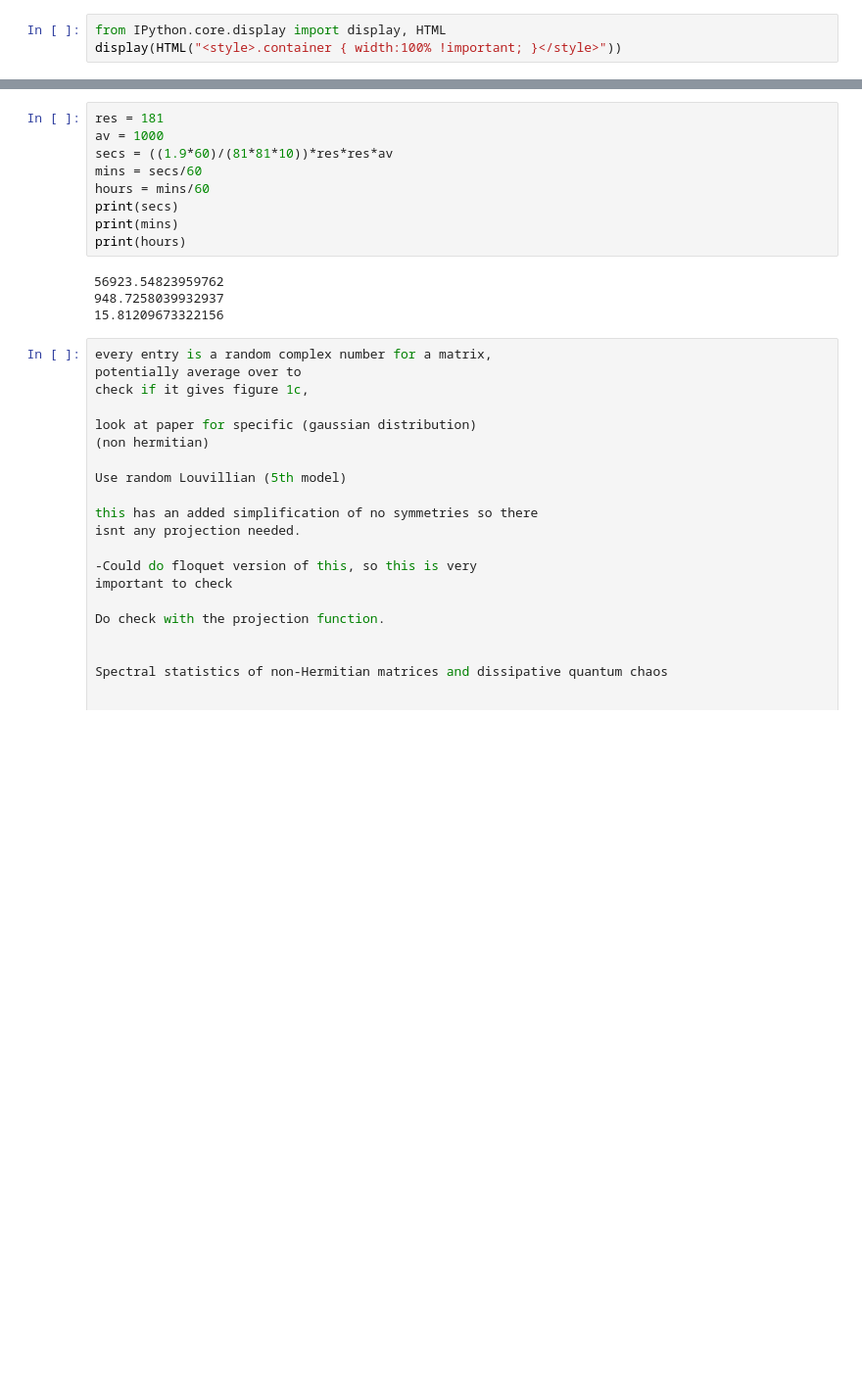
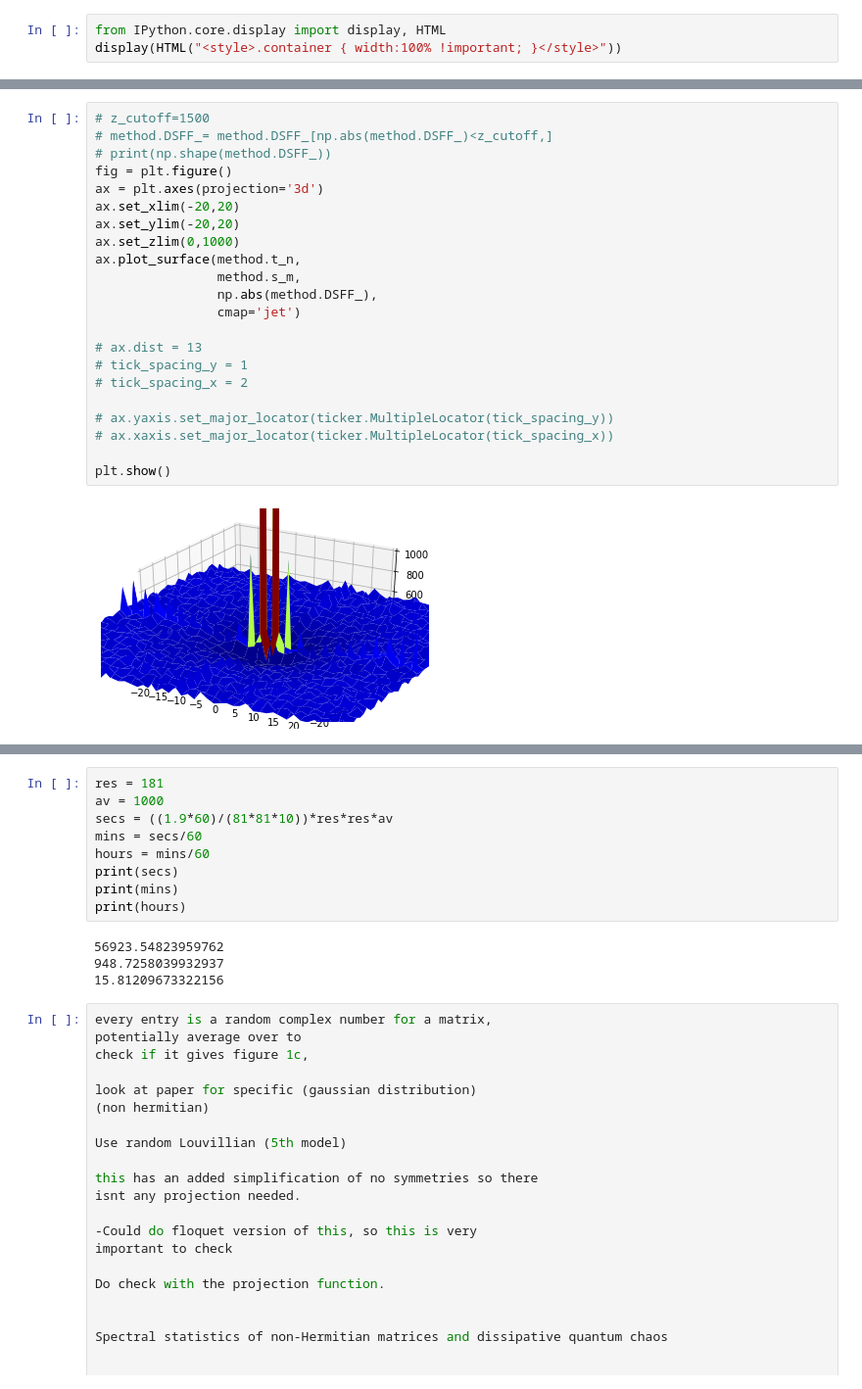
Before and after one commit to DavidStrachan1/Level-Statistics-of-Open-quantum-floquet-systems, a Jupyter notebook: Approach from time independent Lindbladian-Using spin projection method with parallelisation.ipynb, the cells around one changed output, grey strips where cells are left out. Shown at 98% size. Drawn from its saved outputs; the diff is of its cells as text; blank space fills up the shorter version.

```diff
--- a/Approach from time independent Lindbladian-Using spin projection method with parallelisation.ipynb
+++ b/Approach from time independent Lindbladian-Using spin projection method with parallelisation.ipynb
@@ -904,3 +1196,27 @@ Name of DSFF graph?bigger one
+# %%
+# z_cutoff=1500
+# method.DSFF_= method.DSFF_[np.abs(method.DSFF_)<z_cutoff,]
+# print(np.shape(method.DSFF_))
+fig = plt.figure()
+ax = plt.axes(projection='3d')
+ax.set_xlim(-20,20)
+ax.set_ylim(-20,20)
+ax.set_zlim(0,1000)
+ax.plot_surface(method.t_n,
+                method.s_m,
+                np.abs(method.DSFF_),
+                cmap='jet')
+
+# ax.dist = 13
+# tick_spacing_y = 1
+# tick_spacing_x = 2
+
+# ax.yaxis.set_major_locator(ticker.MultipleLocator(tick_spacing_y))
+# ax.xaxis.set_major_locator(ticker.MultipleLocator(tick_spacing_x))
+
+plt.show()
+# %% [output]
+[figure, added]
 # %%
 ##flattened arrays
 ft_D = method.DSFF_.flatten(order='C')
```
Also changed, not shown: parts of 15 cells of this notebook.
